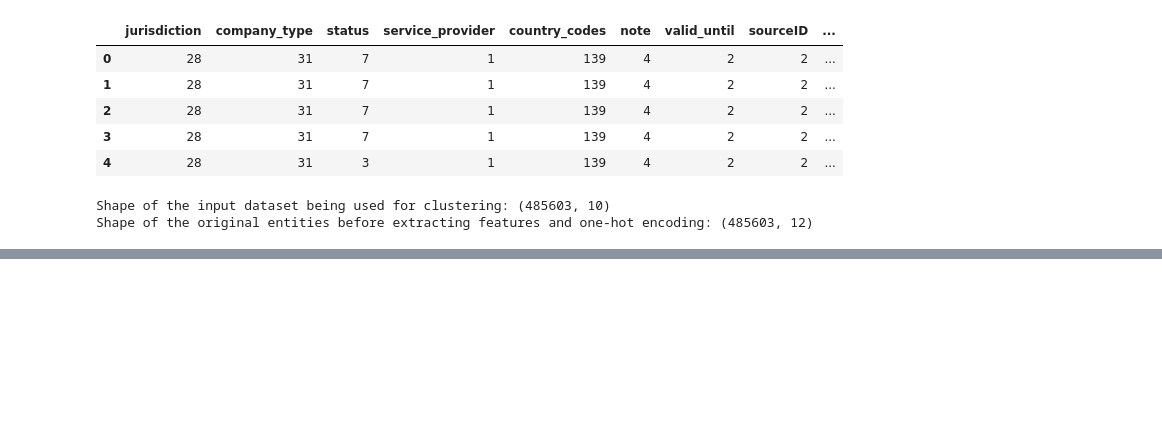
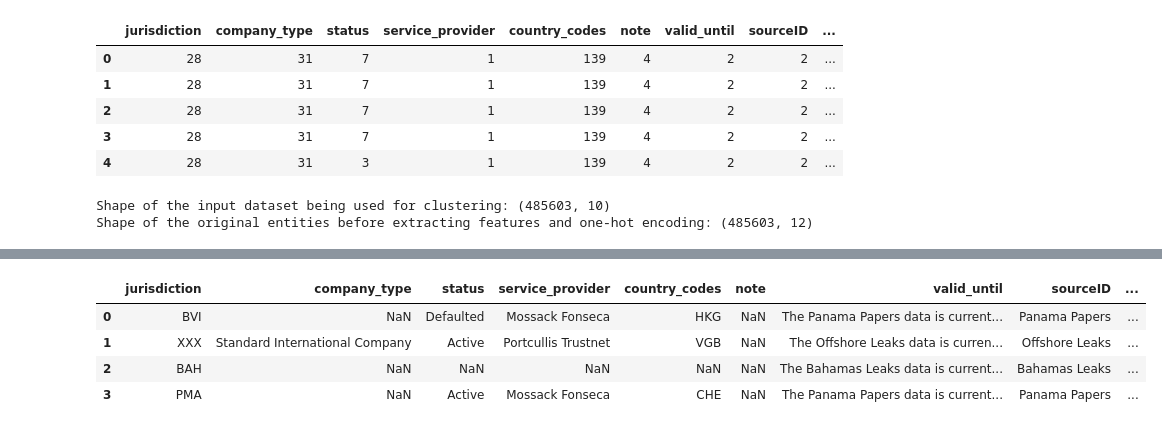
Before and after one commit to DaveDCGIS/panama-papers, a Jupyter notebook: PanamaPapersAnalysis.ipynb, the cells around one changed output, grey strips where cells are left out. Drawn from its saved outputs; the diff is of its cells as text; code cells hidden in the pictures; blank space fills up the shorter version.

```diff
--- a/PanamaPapersAnalysis.ipynb
+++ b/PanamaPapersAnalysis.ipynb
@@ -245,7 +285,5 @@ Shape of the original entities before extracting features and one-hot encoding:
 # %%
-from kmodes import kmodes
-
-km = kmodes.KModes(n_clusters=3, init='Huang', n_init=5)
+km = kmodes.KModes(n_clusters=4, init='Huang', n_init=5)
 clusters = km.fit_predict(X_encoded)
 km.cost_
 # %% [output]
@@ -262,0 +303,9 @@ print(km.cluster_centroids_)
+# %%
+centroids = encoder.inverse_transform(pd.DataFrame(km.cluster_centroids_, columns=X_encoded.columns))
+centroids.head()
+# %% [output]
+|  | jurisdiction | company_type | status | service_provider | country_codes | note | valid_until | sourceID | ... |
+| 0 | BVI | NaN | Defaulted | Mossack Fonseca | HKG | NaN | The Panama Papers data is current... | Panama Papers | ... |
+| 1 | XXX | Standard International Company | Active | Portcullis Trustnet | VGB | NaN | The Offshore Leaks data is curren... | Offshore Leaks | ... |
+| 2 | BAH | NaN | NaN | NaN | NaN | NaN | The Bahamas Leaks data is current... | Bahamas Leaks | ... |
+| 3 | PMA | NaN | Active | Mossack Fonseca | CHE | NaN | The Panama Papers data is current... | Panama Papers | ... |
```
Also changed, not shown: parts of 9 cells of this notebook.
